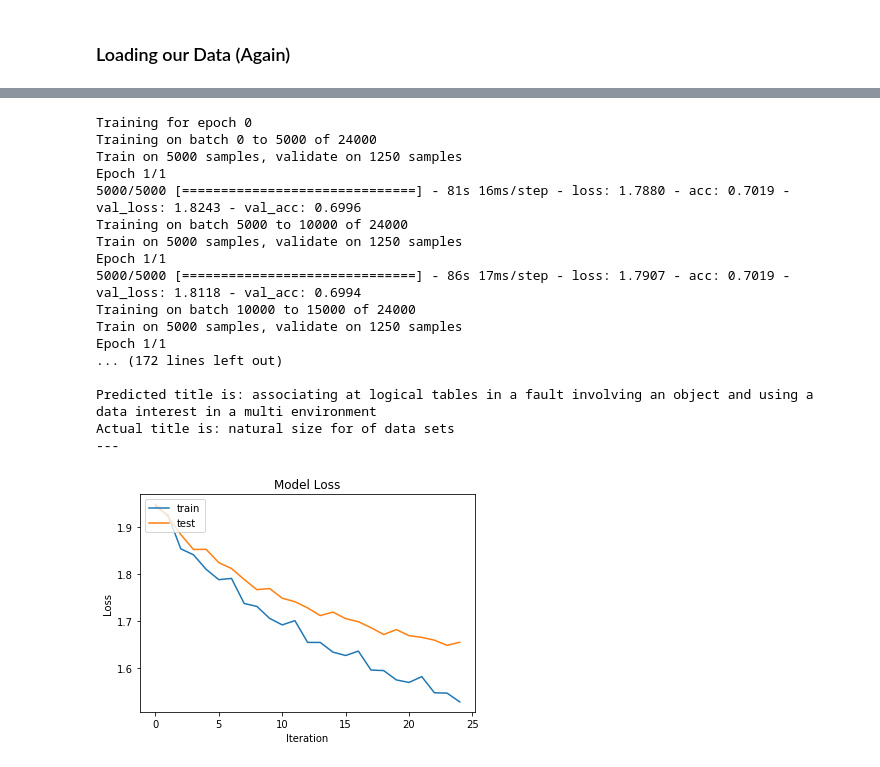
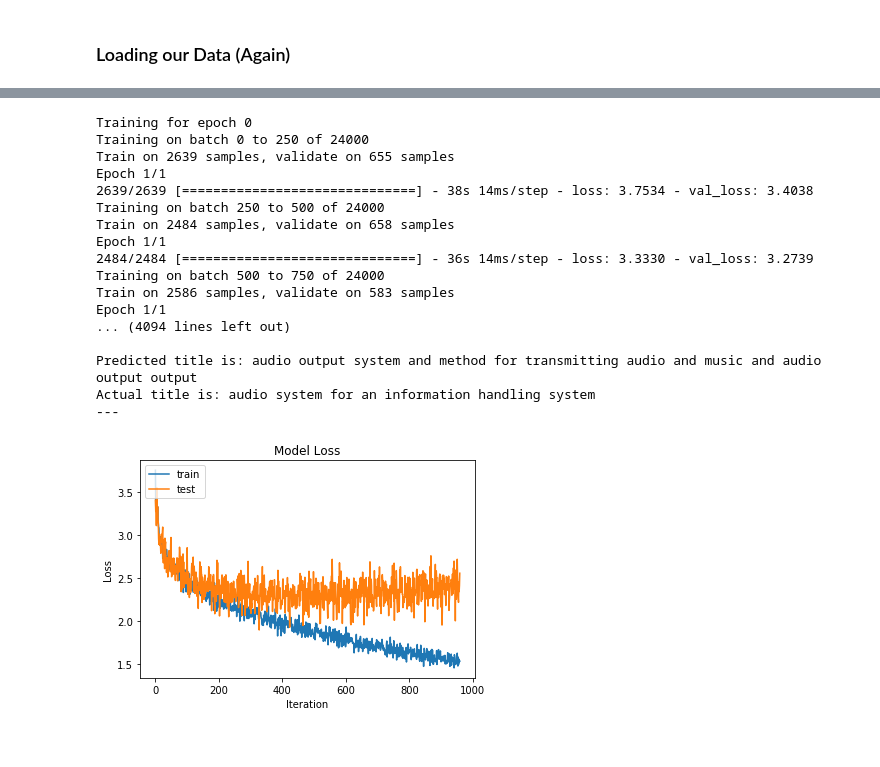
Before and after one commit to benhoyle/benhoyle.github.io-src, a Jupyter notebook: content/notebooks/title_generation/4F. Title Generation - Attention.ipynb, the cells around one changed output, grey strips where cells are left out. Cells and saved outputs as stored; diff of their text form; code cells hidden in the pictures.

```diff
--- a/content/notebooks/title_generation/4F. Title Generation - Attention.ipynb
+++ b/content/notebooks/title_generation/4F. Title Generation - Attention.ipynb
@@ -203,7 +247,7 @@ machine = LWAtt(
     num_encoder_tokens=2500,
     num_decoder_tokens=2500,
     latent_dim=128,
-    weights_file="class_LWattmodel.hdf5",
+    weights_file="class_LWattmodel_sin_att.hdf5",
     training_set_size=250
 )
 # %% [output]
@@ -224,21 +323,21 @@ machine.print()
 # %%
-machine.train(epochs=4)
+machine.train(epochs=10)
 # %% [output]
 Training for epoch 0
-Training on batch 0 to 5000 of 24000
-Train on 5000 samples, validate on 1250 samples
+Training on batch 0 to 250 of 24000
+Train on 2639 samples, validate on 655 samples
 Epoch 1/1
-5000/5000 [==============================] - 81s 16ms/step - loss: 1.7880 - acc: 0.7019 - val_loss: 1.8243 - val_acc: 0.6996
-Training on batch 5000 to 10000 of 24000
-Train on 5000 samples, validate on 1250 samples
+2639/2639 [==============================] - 38s 14ms/step - loss: 3.7534 - val_loss: 3.4038
+Training on batch 250 to 500 of 24000
+Train on 2484 samples, validate on 658 samples
 Epoch 1/1
-5000/5000 [==============================] - 86s 17ms/step - loss: 1.7907 - acc: 0.7019 - val_loss: 1.8118 - val_acc: 0.6994
-Training on batch 10000 to 15000 of 24000
-Train on 5000 samples, validate on 1250 samples
+2484/2484 [==============================] - 36s 14ms/step - loss: 3.3330 - val_loss: 3.2739
+Training on batch 500 to 750 of 24000
+Train on 2586 samples, validate on 583 samples
 Epoch 1/1
-... (172 lines left out)
+... (4094 lines left out)
 
-Predicted title is: associating at logical tables in a fault involving an object and using a data interest in a multi environment
-Actual title is: natural size for of data sets
+Predicted title is: audio output system and method for transmitting audio and music and audio output output
+Actual title is: audio system for an information handling system
 ---
-[figure, old version]
+[figure, new version]
```
Also changed, not shown: parts of 18 cells of this notebook, 5 other files.
